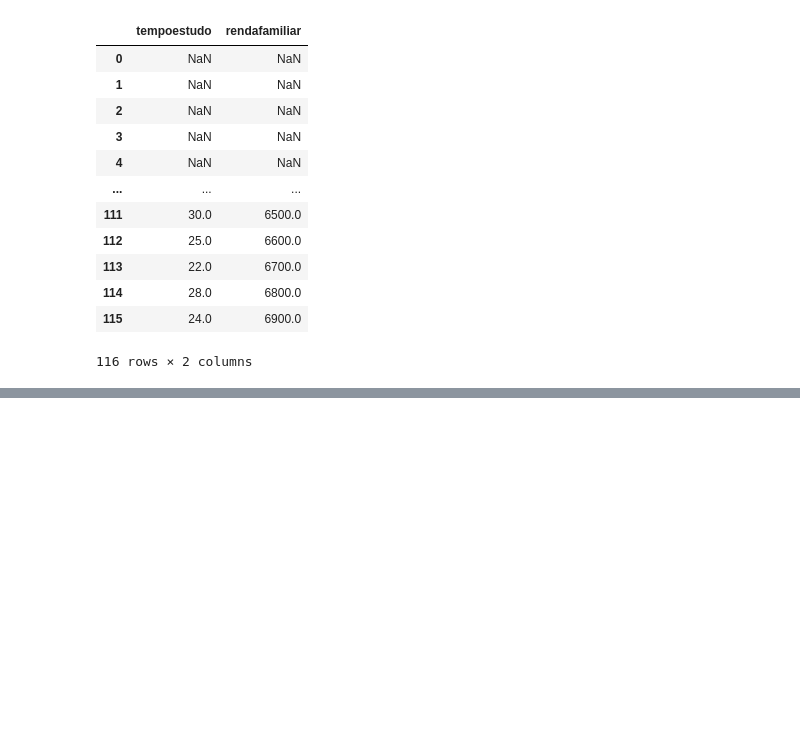
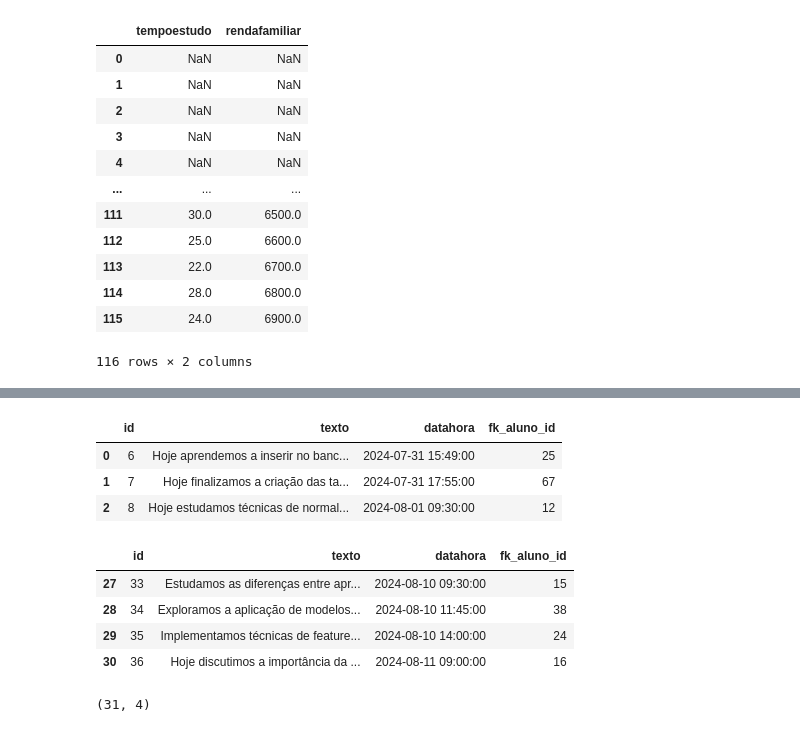
Before and after one commit to andrerodriguesfeitosa/projetofinal_tarde, a Jupyter notebook: notebook_tarde.ipynb, the cells around one changed output, grey strips where cells are left out. Cells and saved outputs as stored; diff of their text form; code cells hidden in the pictures; blank space fills up the shorter version.

```diff
--- a/notebook_tarde.ipynb
+++ b/notebook_tarde.ipynb
@@ -88,0 +221,25 @@ df_tempo_renda
+# %%
+# 3 Primeiras linhas
+df_diario1 = df_diario.head(3)
+df_diario1
+# %% [output]
+|  | id | texto | datahora | fk_aluno_id |
+| 0 | 6 | Hoje aprendemos a inserir no banc... | 2024-07-31 15:49:00 | 25 |
+| 1 | 7 | Hoje finalizamos a criação das ta... | 2024-07-31 17:55:00 | 67 |
+| 2 | 8 | Hoje estudamos técnicas de normal... | 2024-08-01 09:30:00 | 12 |
+# %%
+# 4 Úlçtimas linhas
+df_diario2 = df_diario.tail(4)
+df_diario2
+# %% [output]
+|  | id | texto | datahora | fk_aluno_id |
+| 27 | 33 | Estudamos as diferenças entre apr... | 2024-08-10 09:30:00 | 15 |
+| 28 | 34 | Exploramos a aplicação de modelos... | 2024-08-10 11:45:00 | 38 |
+| 29 | 35 | Implementamos técnicas de feature... | 2024-08-10 14:00:00 | 24 |
+| 30 | 36 | Hoje discutimos a importância da ... | 2024-08-11 09:00:00 | 16 |
+# %%
+# Mostrando números de linhas e colunas
+
+df_diario.shape
+# %% [output]
+(31, 4)
```
Also changed, not shown: parts of 26 cells of this notebook, 1 other file.
